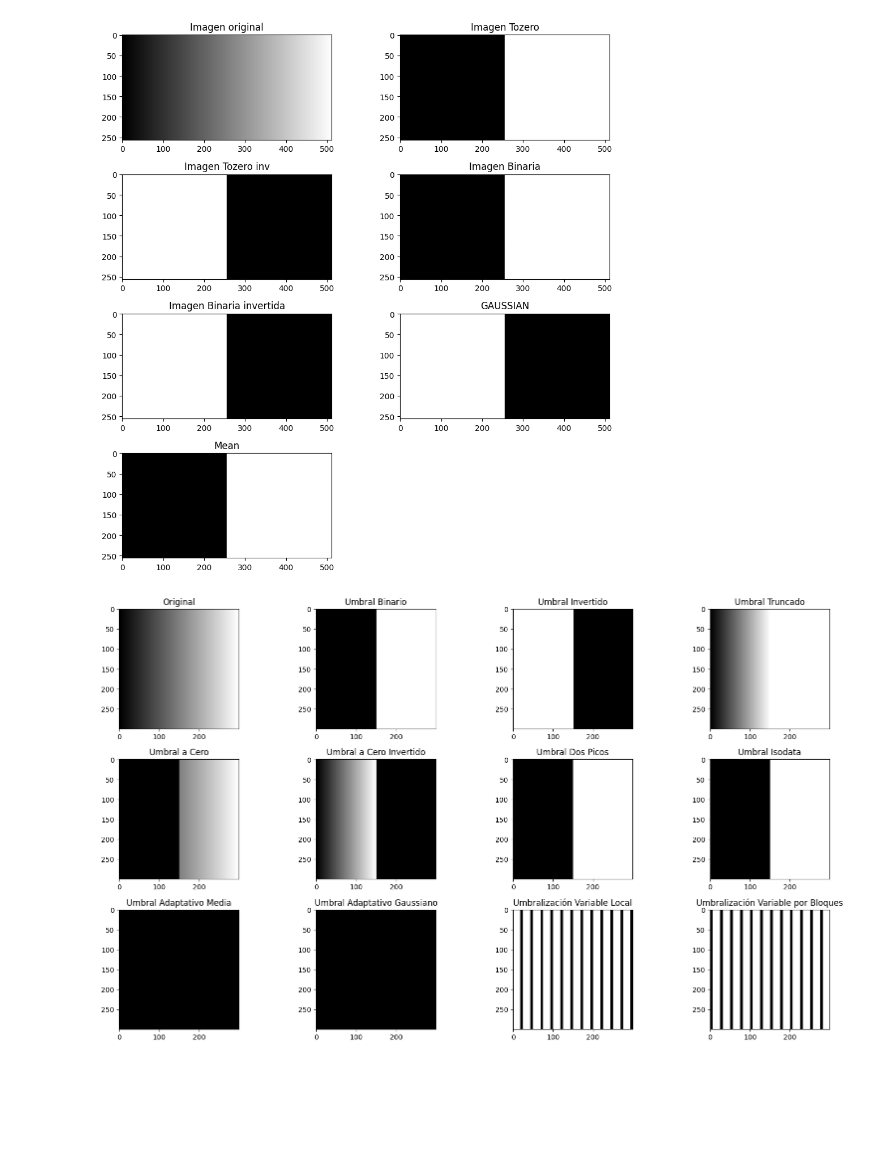
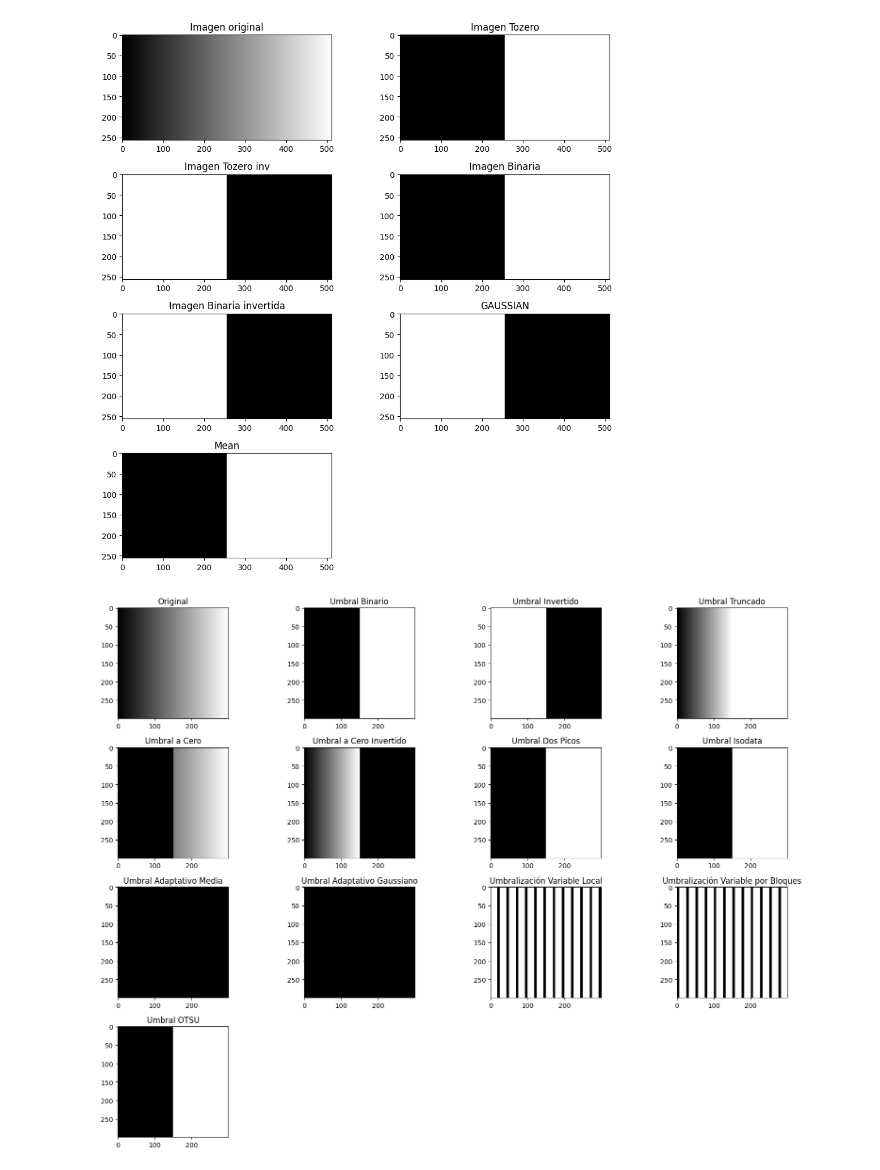
Before and after one commit to VeoNoporSad/PDI, a Jupyter notebook: JuntoTodo.ipynb, the cells around one changed output. Saved outputs shown, nothing was run; the diff lists cells and outputs as text; code cells hidden in the pictures; blank space fills up the shorter version.

```diff
--- a/JuntoTodo.ipynb
+++ b/JuntoTodo.ipynb
@@ -264,8 +264,6 @@ Clipping input data to the valid range for imshow with RGB data ([0..1] for floa
 import cv2
 import matplotlib.pyplot as plt
 import numpy as np
-
-# Funciones para aplicar los diferentes tipos de umbrales y mostrar los resultados
 
 def aplicar_umbral_binario(image):
     _, imagen_umbral = cv2.threshold(image, 127, 255, cv2.THRESH_BINARY)
@@ -313,27 +311,22 @@ def aplicar_umbral_adaptativo_gaussiano(image):
     plt.title('Umbral Adaptativo Gaussiano')
 
 def umbralizacion_variable_local(image, block_size, threshold_offset):
-    # Crear una imagen en blanco del mismo tamaño que la imagen original
     threshold_image = np.zeros_like(image)
-
-    # Iterar sobre la imagen con el tamaño de bloque especificado
     for y in range(0, image.shape[0], block_size):
         for x in range(0, image.shape[1], block_size):
-            # Obtener el bloque actual de la imagen
             block = image[y:y+block_size, x:x+block_size]
-
-            # Calcular la media y la desviación estándar del bloque
             block_mean = np.mean(block)
             block_std = np.std(block)
-
-            # Calcular el umbral utilizando el offset de umbral y la desviación estándar del bloque
             threshold = block_mean + (threshold_offset * block_std)
-
-            # Aplicar umbralización inversa: las intensidades menores que el umbral se vuelven negras
             threshold_image[y:y+block_size, x:x+block_size] = (block < threshold) * 255
 
     plt.imshow(threshold_image, cmap='gray')
     plt.title('Umbralización Variable Local')
+
+def aplicar_umbral_OTSU(image):
+    _, imagen_umbral = cv2.threshold(image, 0, 255, cv2.THRESH_BINARY + cv2.THRESH_OTSU)
+    plt.imshow(imagen_umbral, cmap='gray')
+    plt.title('Umbral OTSU')
 
 
 def variable_local(image, block_size, threshold_offset):
@@ -349,7 +342,6 @@ def variable_local(image, block_size, threshold_offset):
     plt.imshow(threshold_image, cmap='gray')
     plt.title('Umbralización Variable por Bloques')
 
-# Generar la imagen degradada
 alto, ancho = 300, 300
 imagen_degradada = np.zeros((alto, ancho), dtype=np.uint8)
 inicio, fin = 0, 255
@@ -357,8 +349,7 @@ for i in range(alto):
     for j in range(ancho):
         imagen_degradada[i, j] = int(inicio + (fin - inicio) * (j / ancho))
 
-# Mostrar los resultados uno por uno
-plt.figure(figsize=(16, 12))  # Ajustar el tamaño de la figura
+plt.figure(figsize=(16, 12))
 
 plt.subplot(4, 4, 1)
 plt.imshow(imagen_degradada, cmap='gray')
@@ -373,32 +364,34 @@ aplicar_umbral_invertido(imagen_degradada)
 plt.subplot(4, 4, 4)
 aplicar_umbral_truncado(imagen_degradada)
 
 plt.subplot(4, 4, 5)
 aplicar_umbral_a_cero(imagen_degradada)
 
 plt.subplot(4, 4, 6)
 aplicar_umbral_a_cero_invertido(imagen_degradada)
 
 plt.subplot(4, 4, 7)
 aplicar_umbral_dos_picos(imagen_degradada)
 
 plt.subplot(4, 4, 8)
 aplicar_umbral_isodata(imagen_degradada)
 
 plt.subplot(4, 4, 9)
 aplicar_umbral_adaptativo_mean(imagen_degradada)
 
 plt.subplot(4, 4, 10)
 aplicar_umbral_adaptativo_gaussiano(imagen_degradada)
 
 plt.subplot(4, 4, 11)
 umbralizacion_variable_local(imagen_degradada, 25, 0.8)
 
-
 plt.subplot(4, 4, 12)
 variable_local(imagen_degradada, 25, 0.8)
 
+plt.subplot(4, 4, 13)
+aplicar_umbral_OTSU(imagen_degradada)
+
 plt.tight_layout()
 plt.show()
 # %% [output]
-[figure, old version]
+[figure, new version]
```
Also changed, not shown: 3 other files.
